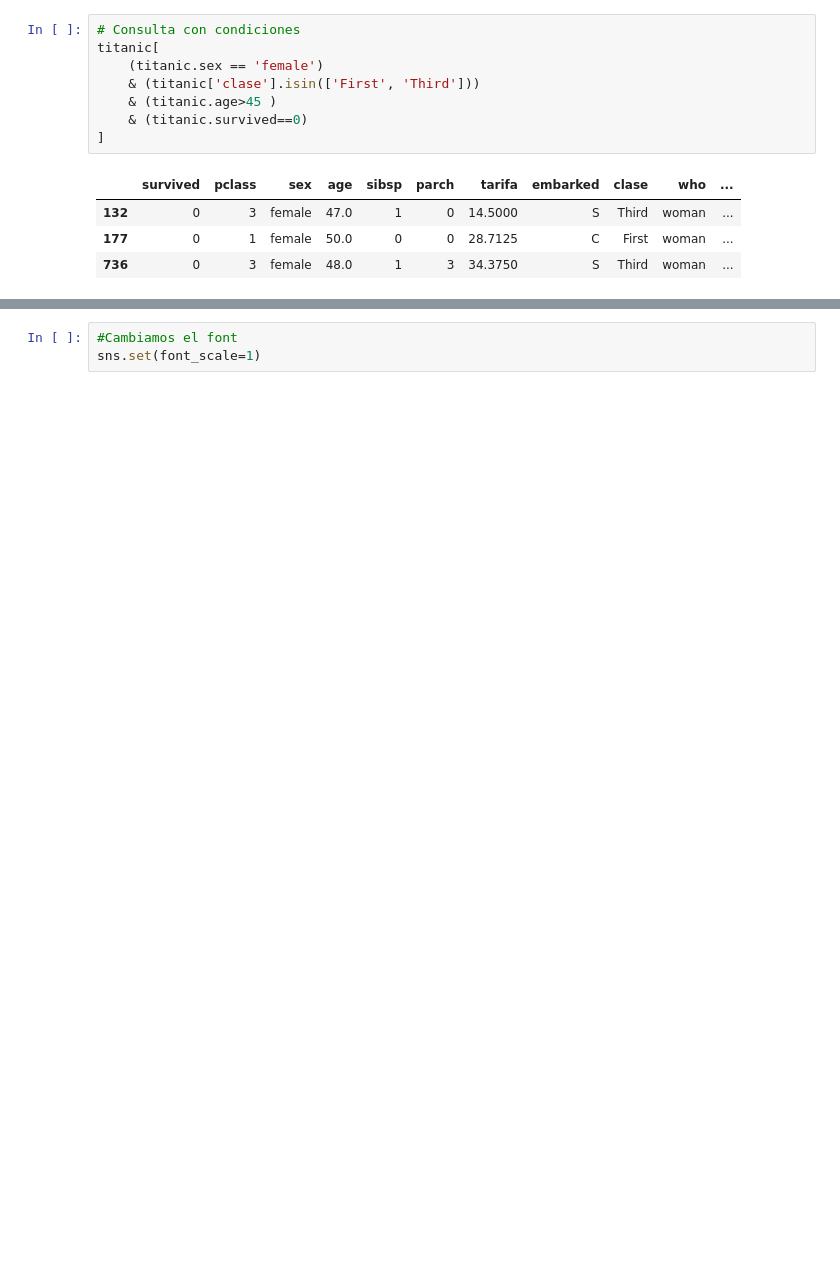
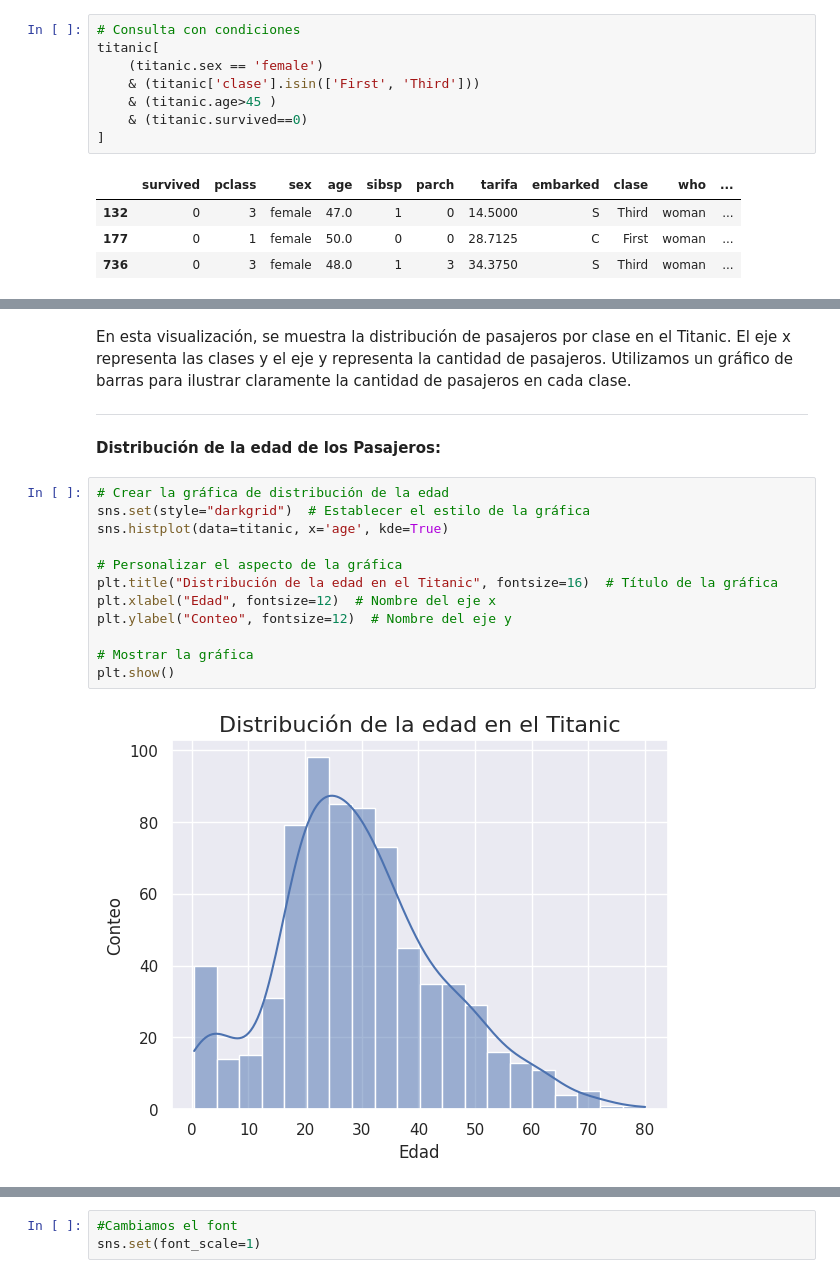
Before and after one commit to beltranovich/MBID-08_-_Visualizacion-de-Datos, a Jupyter notebook: MBID_08_AG3.ipynb, the cells around one changed output, grey strips where cells are left out. Saved outputs shown, nothing was run; the diff lists cells and outputs as text; blank space fills up the shorter version.

```diff
--- a/MBID_08_AG3.ipynb
+++ b/MBID_08_AG3.ipynb
@@ -159,0 +215,19 @@ plt.show( )
+# %% [markdown]
+En esta visualización, se muestra la distribución de pasajeros por clase en el Titanic. El eje x representa las clases y el eje y representa la cantidad de pasajeros. Utilizamos un gráfico de barras para ilustrar claramente la cantidad de pasajeros en cada clase.
+___
+# %% [markdown]
+<b>Distribución de la edad de los Pasajeros:</b>
+# %%
+# Crear la gráfica de distribución de la edad
+sns.set(style="darkgrid")  # Establecer el estilo de la gráfica
+sns.histplot(data=titanic, x='age', kde=True)
+
+# Personalizar el aspecto de la gráfica
+plt.title("Distribución de la edad en el Titanic", fontsize=16)  # Título de la gráfica
+plt.xlabel("Edad", fontsize=12)  # Nombre del eje x
+plt.ylabel("Conteo", fontsize=12)  # Nombre del eje y
+
+# Mostrar la gráfica
+plt.show()
+# %% [output]
+[figure, added]
```
Also changed, not shown: parts of 39 cells of this notebook.
